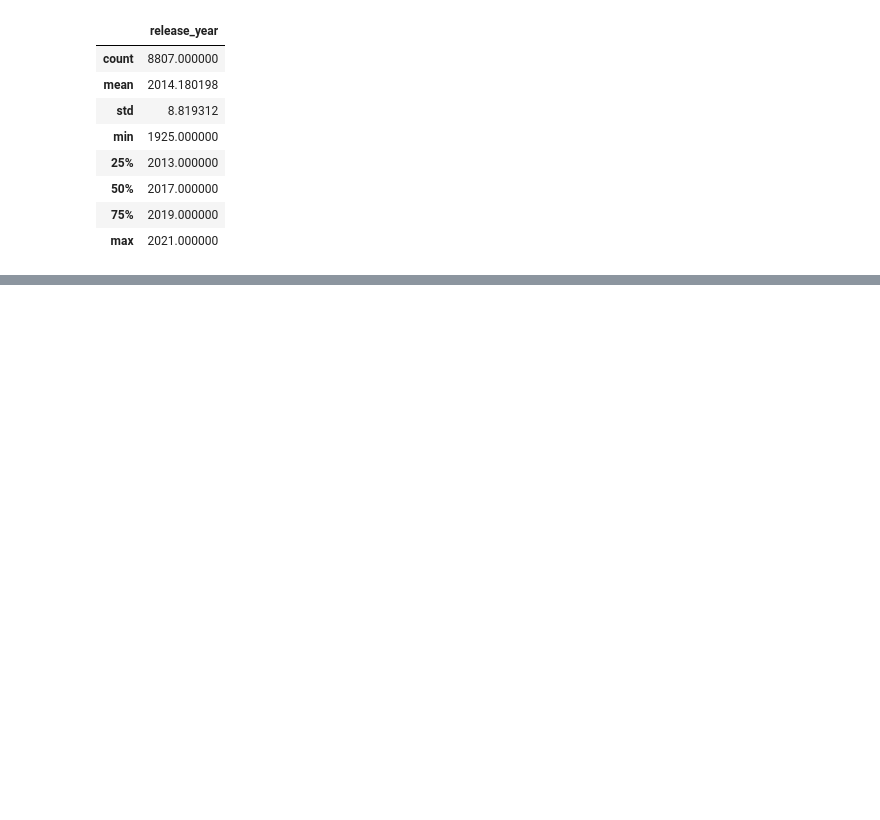
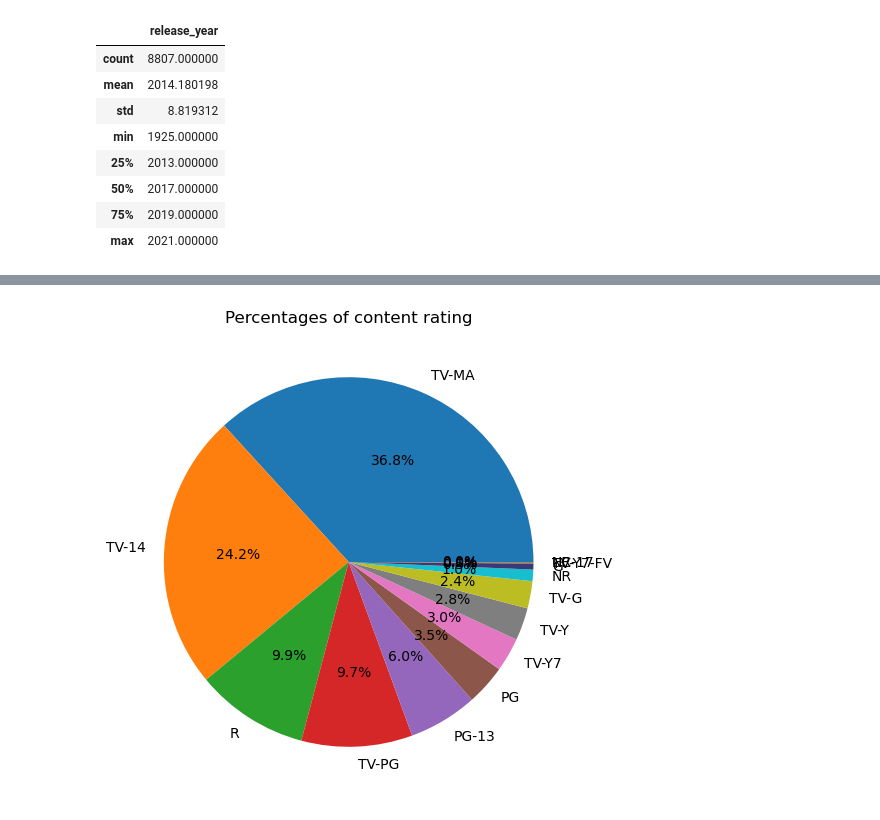
Before and after one commit to Gagan930/Netflix-real-world-dataset-analysis, a Jupyter notebook: Netflix Analysis.ipynb, the cells around one changed output, grey strips where cells are left out. Drawn from its saved outputs; the diff is of its cells as text; code cells hidden in the pictures; blank space fills up the shorter version.

```diff
--- a/Netflix Analysis.ipynb
+++ b/Netflix Analysis.ipynb
@@ -47,0 +105,16 @@ df.describe()
+# %%
+# figure size
+plt.figure(figsize=(8,6))
+
+rating_count = df["rating"].value_counts()
+rating_count
+
+
+
+plt.pie(rating_count.values,labels = rating_count.index,colors = ["#1f77b4", "#ff7f0e", "#2ca02c", "#d62728", "#9467bd", "#8c564b", "#e377c2", "#7f7f7f", "#bcbd22", "#17becf", "#393b79", "#637939", "#8c6d31", "#843c39"], autopct = "%1.1f%%")
+
+
+plt.title("Percentages of content rating")
+plt.show()
+# %% [output]
+[figure, added]
```
Also changed, not shown: parts of 7 cells of this notebook, 1 other file.
